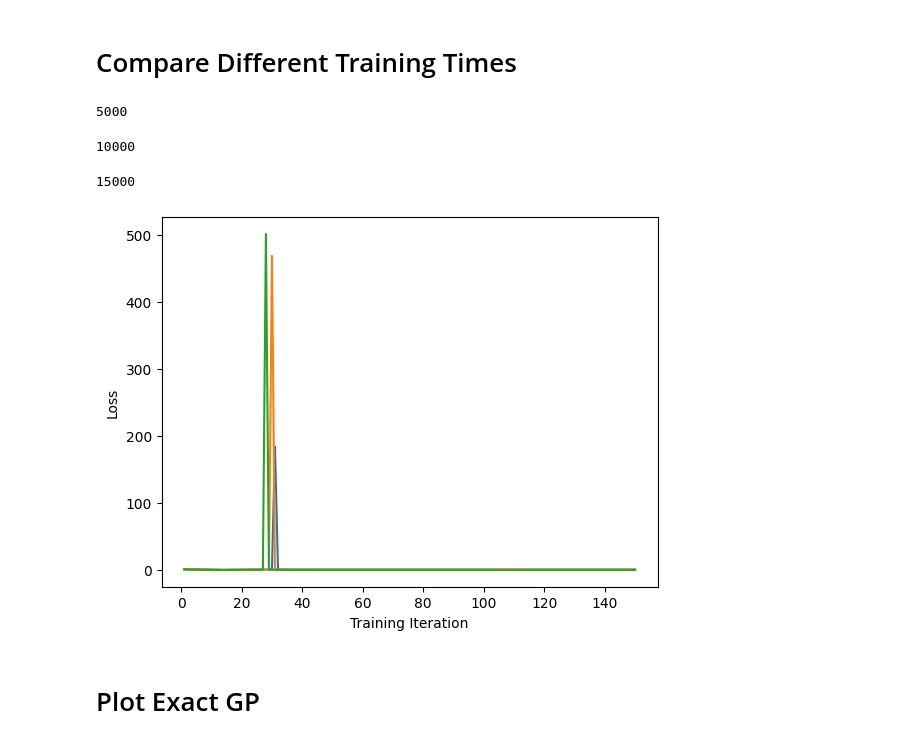
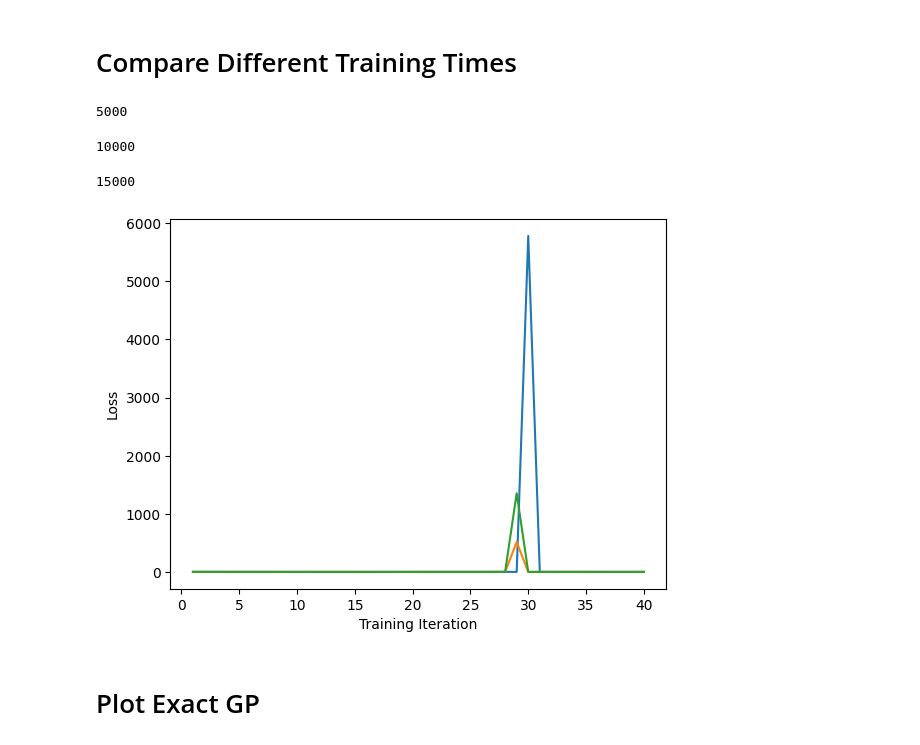
Before and after one commit to Sabelz/Master_Thesis_Alexander, a Jupyter notebook: GPs/WiggleGPs.ipynb, the cells around one changed output. Drawn from its saved outputs; the diff is of its cells as text; code cells hidden in the pictures.

Commit message:
implemented standard error

```diff
--- a/GPs/WiggleGPs.ipynb
+++ b/GPs/WiggleGPs.ipynb
@@ -286,0 +318,38 @@ ssop_posterior_var_wiggle = vss[jnp.isnan(ss_ys_wiggle)]
+# %%
+RMSE_list_SSOP = []
+NLPD_list_SSOP = []
+PICP_list_SSOP = []
+MPIW_list_SSOP = []
+TT_list_SSOP = []
+for _ in range(0,5):
+  # Calculate ell and sigma
+  opt_ell_wiggle, opt_sigma_wiggle, train_time_SSOP_wiggle = train_SSGP(training_x, training_y, x_test_wiggle, ell=1, sigma=1, training_iterations=40)
+
+  mfs, vfs, mps, vps, _ = kalmanFilter(ss_ys_wiggle, dts_wiggle, opt_ell_wiggle, opt_sigma_wiggle, m0=0, v0=1)
+  mss, vss = kalmanSmoothing(opt_ell_wiggle, dts_wiggle, mfs, vfs, mps, vps)
+  ssop_posterior_mean_wiggle = mss[jnp.isnan(ss_ys_wiggle)]
+  ssop_posterior_var_wiggle = vss[jnp.isnan(ss_ys_wiggle)]
+
+
+  with torch.no_grad(), gpytorch.settings.fast_pred_var():
+    # Order y_test, x_test
+    temporal_order = jnp.argsort(x_test_wiggle.numpy())
+    y_test_temporal_order = y_test_wiggle.numpy()[temporal_order]
+    x_test_temporal_order = x_test_wiggle.numpy()[temporal_order]
+
+    RMSE_SSOP_wiggle, NLPD_SSOP_wiggle, PICP_SSOP_wiggle, MPIW_SSOP_wiggle = error_metrics(
+        torch.tensor(x_test_temporal_order),
+        torch.tensor(y_test_temporal_order),
+        torch.tensor(np.array(ssop_posterior_mean_wiggle)),
+        torch.tensor(np.array(np.abs(ssop_posterior_var_wiggle))))# error_metrics defined in utils/functions.ipynb
+
+    RMSE_list_SSOP.append(RMSE_SSOP_wiggle)
+    NLPD_list_SSOP.append(NLPD_SSOP_wiggle)
+    PICP_list_SSOP.append(PICP_SSOP_wiggle)
+    MPIW_list_SSOP.append(MPIW_SSOP_wiggle)
+    TT_list_SSOP.append(train_time_SSOP_wiggle)
+    print("RMSE SSOP Model: ",RMSE_SSOP_wiggle)
+    print("NLPD SSOP Model: ",NLPD_SSOP_wiggle)
+    print("PICP SSOP Model: ",PICP_SSOP_wiggle)
+    print("MPIW SSOP Model: ",MPIW_SSOP_wiggle)
+    print("Time SSOP Model: ", train_time_SSOP_wiggle)
@@ -326,7 +388,7 @@ for x,y  in zip(x_sizes, y_sizes):
                                                     x_test_wiggle,
                                                     ell=1,
                                                     sigma=1,
-                                                    training_iterations=150)
+                                                    training_iterations=40)
   training_times_SSJX.append(train_time_SSJX_wiggle_test)
 # %% [markdown]
 SS with PyTorch
@@ -478,6 +593,6 @@ for x,y  in zip(x_sizes, y_sizes):
   train_time_inducing_wiggle_test = train(inducing_model_wiggle_test,
                                  inducing_likelihood_wiggle_test,
                                  x, y,
-                                 training_iter= 150) # train is defined in utils/functions.ipynb
+                                 training_iter= 40) # train is defined in utils/functions.ipynb
   training_times_inducing.append(train_time_inducing_wiggle_test)
 # %% [output]
@@ -544,29 +686,29 @@ print(train_time_exact_wiggle)
 # %%
 training_times_exact = [] # Keep track of the times
 for x,y  in zip(x_sizes, y_sizes):
   print(len(x))
   x,y = x.to(device), y.to(device)
 
   exact_likelihood_wiggle_test = gpytorch.likelihoods.GaussianLikelihood() # Likelihood
   exact_mean_wiggle_test = gpytorch.means.ConstantMean() # Mean
   exact_kernel_wiggle_test = gpytorch.kernels.MaternKernel() # Kernel
   exact_model_wiggle_test = exactGP(x,
                              y,
                              exact_likelihood_wiggle_test,
                              exact_mean_wiggle_test,
                              exact_kernel_wiggle_test)
 
   exact_model_wiggle_test = exact_model_wiggle_test.to(device)
   train_time_exact_wiggle_test = train(exact_model_wiggle_test,
                                  exact_likelihood_wiggle_test,
                                  x, y,
-                                 training_iter= 150) # train is defined in utils/functions.ipynb
+                                 training_iter= 40) # train is defined in utils/functions.ipynb
   training_times_exact.append(train_time_exact_wiggle_test)
 # %% [output]
 5000
 10000
 15000
-[figure, old version]
+[figure, new version]
 # %% [markdown]
 # Plot Exact GP
 # %%
```
Also changed, not shown: parts of 53 cells of this notebook.
